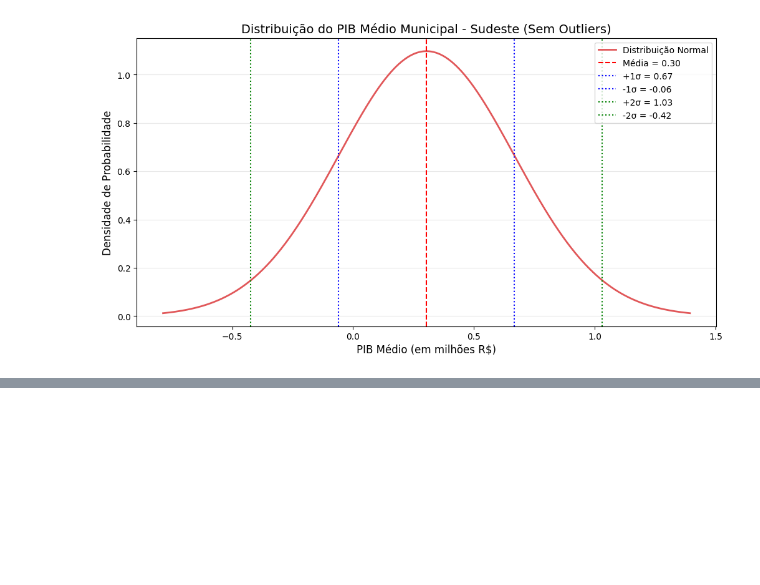
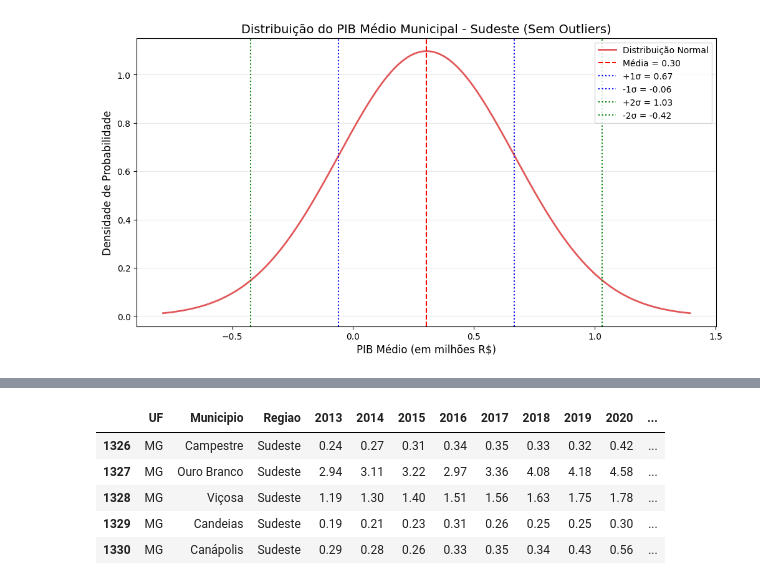
Before and after one commit to anaC-Fernandes/ProjetoDados, a Jupyter notebook: Notebooks/Dataset_Crise.ipynb, the cells around one changed output, grey strips where cells are left out. Drawn from its saved outputs; the diff is of its cells as text; code cells hidden in the pictures; blank space fills up the shorter version.

```diff
--- a/Notebooks/Dataset_Crise.ipynb
+++ b/Notebooks/Dataset_Crise.ipynb
@@ -761,0 +729,16 @@ plt.show()
+# %%
+# Dicionário para as tabelas
+municipios_por_uf = {}
+
+# Pegar todas as regiões únicas
+estados = dados_crise['UF'].unique()
+
+for estado in estados:
+    municipios_por_uf[estado] = dados_crise[dados_crise['UF'] == estado]
+
+for estado in estados:
+    tabela = dados_crise[dados_crise['UF'] == estado].copy()
+    tabela[year_cols] = (tabela[year_cols] / 1_000_000).round(2)  # Converte para milhões e arredonda
+    municipios_por_uf[estado] = tabela
+
+municipios_por_uf['SP'].head()
@@ -761,0 +752,23 @@ plt.show()
+# %%
+# Dicionário para armazenar as médias por município
+medias_por_uf = {}
+
+# Iterar sobre cada região e calcular a média do PIB para cada município
+for uf, df in municipios_por_uf.items():
+    # Selecionar apenas as colunas dos anos (2013-2020) e calcular a média por linha (município)
+    df['Media_PIB'] = df.loc[:, '2013':'2020'].mean(axis=1)
+
+    # Armazenar o DataFrame com a nova coluna de média
+    medias_por_uf[uf] = df[['UF', 'Municipio', 'Regiao', 'Media_PIB']]
+    # Atualizar o DataFrame em municipios_por_uf para incluir a coluna Media_PIB
+    municipios_por_uf[uf] = df
+
+df_mg = municipios_por_uf['MG']
+df_mg.head()
+# %% [output]
+|  | UF | Municipio | Regiao | 2013 | 2014 | 2015 | 2016 | 2017 | 2018 | 2019 | 2020 | ... |
+| 1326 | MG | Campestre | Sudeste | 0.24 | 0.27 | 0.31 | 0.34 | 0.35 | 0.33 | 0.32 | 0.42 | ... |
+| 1327 | MG | Ouro Branco | Sudeste | 2.94 | 3.11 | 3.22 | 2.97 | 3.36 | 4.08 | 4.18 | 4.58 | ... |
+| 1328 | MG | Viçosa | Sudeste | 1.19 | 1.30 | 1.40 | 1.51 | 1.56 | 1.63 | 1.75 | 1.78 | ... |
+| 1329 | MG | Candeias | Sudeste | 0.19 | 0.21 | 0.23 | 0.31 | 0.26 | 0.25 | 0.25 | 0.30 | ... |
+| 1330 | MG | Canápolis | Sudeste | 0.29 | 0.28 | 0.26 | 0.33 | 0.35 | 0.34 | 0.43 | 0.56 | ... |
```
Also changed, not shown: parts of 12 cells of this notebook.
